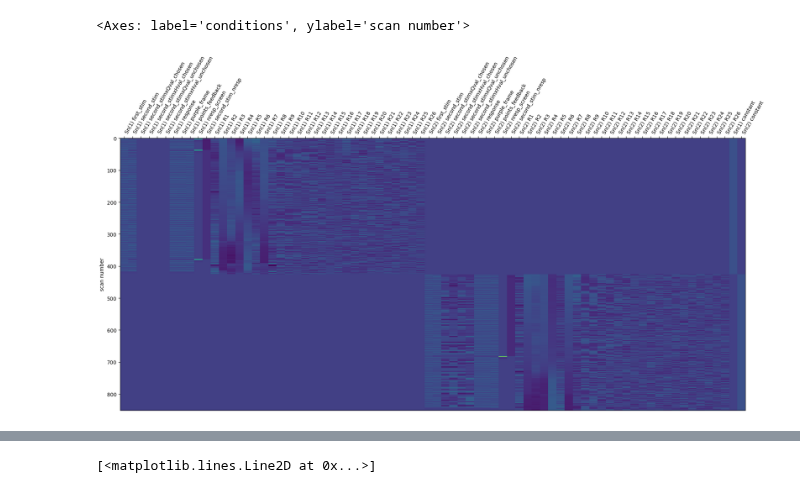
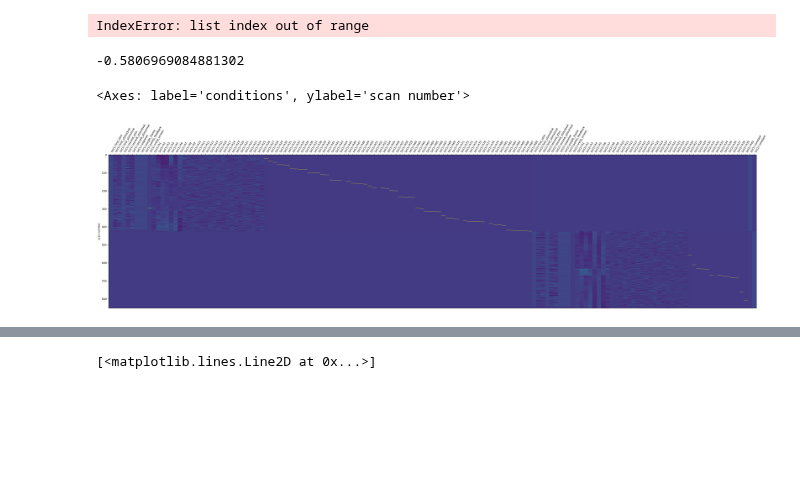
Before and after one commit to hugofluhr/learning-habits-analysis, a Jupyter notebook: notebooks/inspect_spm_dm.ipynb, the cells around one changed output, grey strips where cells are left out. Saved outputs shown, nothing was run; the diff lists cells and outputs as text; code cells hidden in the pictures; blank space fills up the shorter version.

```diff
--- a/notebooks/inspect_spm_dm.ipynb
+++ b/notebooks/inspect_spm_dm.ipynb
@@ -39,10 +40,18 @@ dms_learning = [read_dm(p) for p in dms_paths if 'learning/' in p]
 dms_test = [read_dm(p) for p in dms_paths if 'test/' in p]
 # %%
 # Display the cleaned design matrix
-plot_design_matrix(dms_learning[11])
+plot_design_matrix(dms_learning[0])
 # %% [output]
-<Axes: label='conditions', ylabel='scan number'>
+IndexError: list index out of range
-[figure, removed]
+# %%
+dms_learning[-1].sum(axis=0)
+# %% [output]
+-0.5806969084881302
+# %%
+plot_design_matrix(dms_learning[-1])
+# %% [output]
+<Axes: label='conditions', ylabel='scan number'>
+[figure, added]
 # %%
 cols1 = dms_learning[-2].columns.tolist()
 cols2 = dms_learning[-1].columns.tolist()
```
Also changed, not shown: parts of 2 cells of this notebook.
